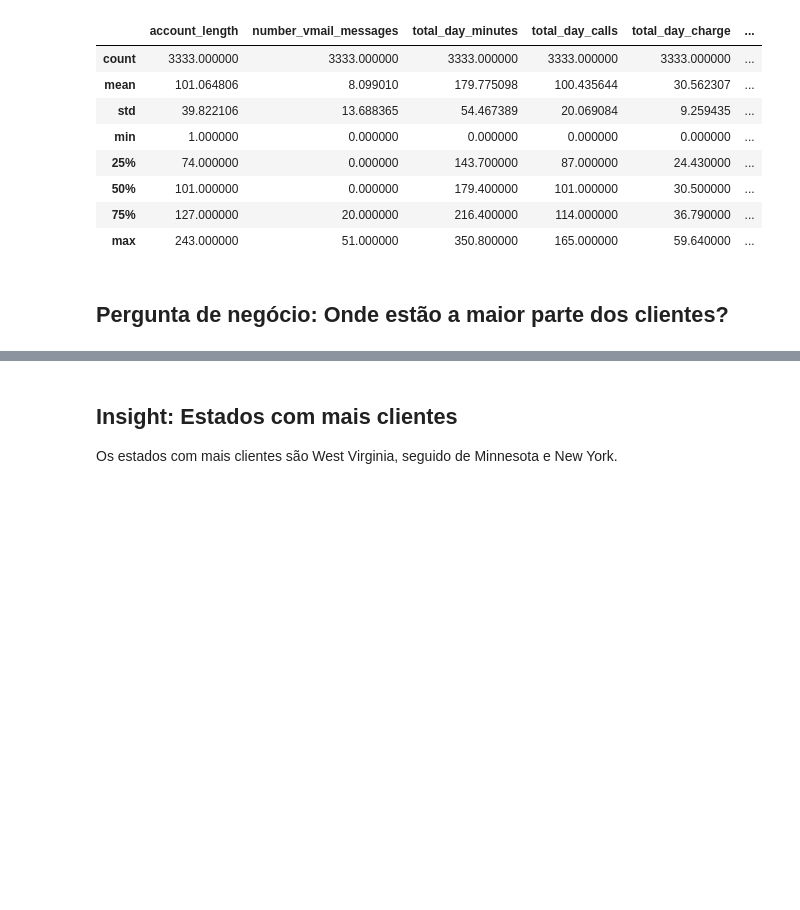
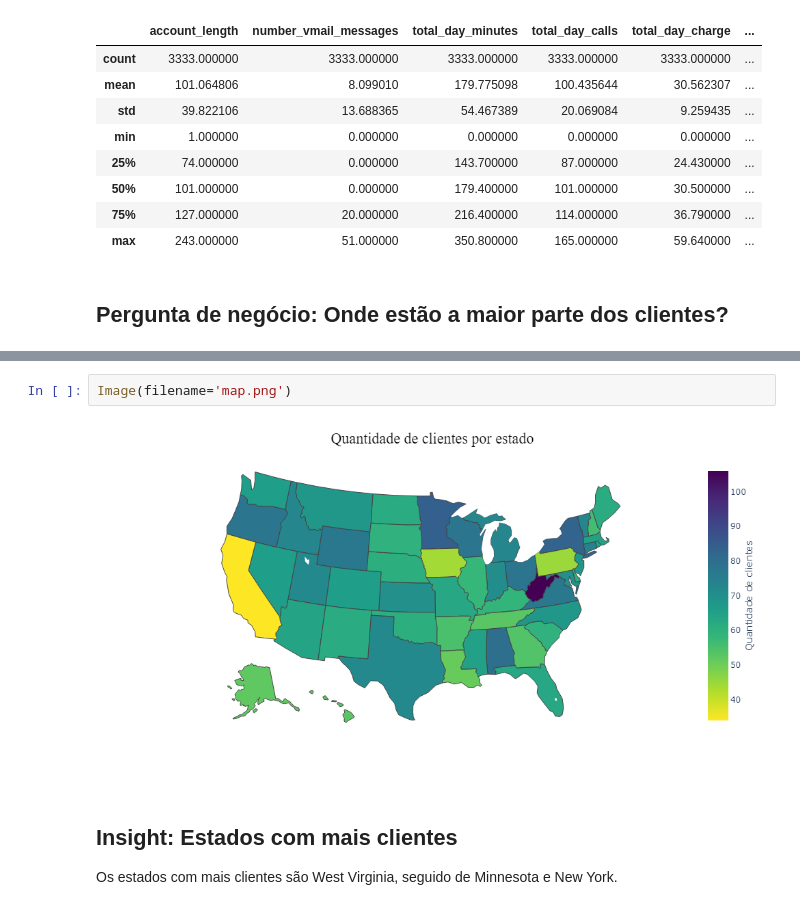
Before and after one commit to marcelohfms/Customer-Churn-Telecom, a Jupyter notebook: Customer-Churn-Telecom-EDA.ipynb, the cells around one changed output, grey strips where cells are left out. Saved outputs shown, nothing was run; the diff lists cells and outputs as text; blank space fills up the shorter version.

```diff
--- a/Customer-Churn-Telecom-EDA.ipynb
+++ b/Customer-Churn-Telecom-EDA.ipynb
@@ -95,3 +97,7 @@ fig.update_layout(title_text = 'Quantidade de clientes por estado',
+# %%
+Image(filename='map.png')
+# %% [output]
+[figure, added]
 # %% [markdown]
 ## Insight: Estados com mais clientes
 
```
Also changed, not shown: parts of 25 cells of this notebook, 1 other file.
